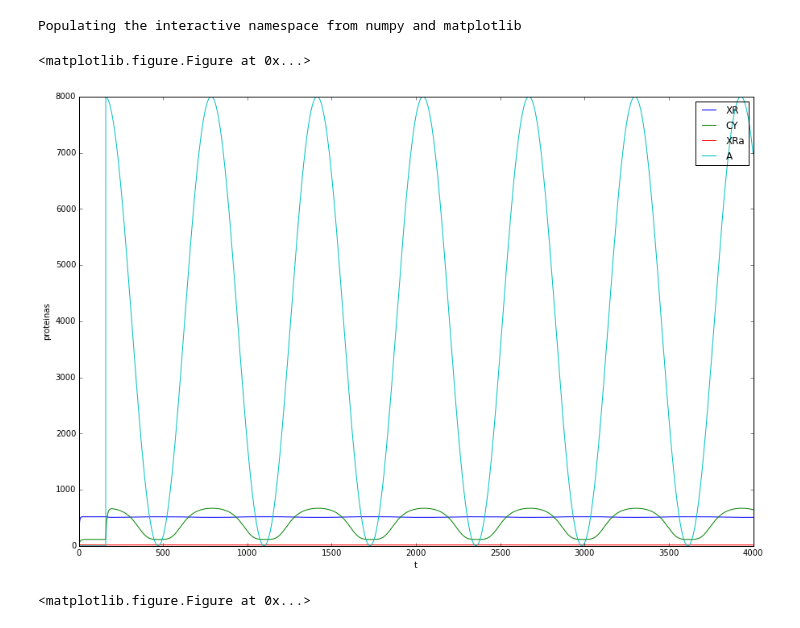
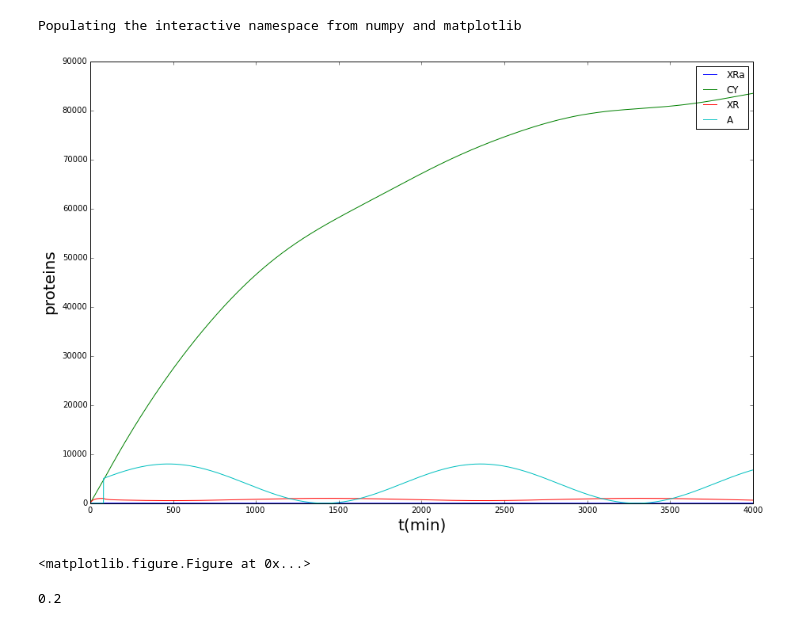
Before and after one commit to PaulaSiauchoU/iGEM2015, a Jupyter notebook: sh2.ipynb, the cells around one changed output. Cells and saved outputs as stored; diff of their text form; code cells hidden in the pictures.

```diff
--- a/sh2.ipynb
+++ b/sh2.ipynb
@@ -27,24 +28,16 @@ CY = zeros(n_points)
 A = zeros(n_points)
 XRa = zeros(n_points)
 #A no cambia
-# %%
-#definimos todas las ecuaciones
-def func_XI_prime(t,XI,LI,EA,CL):
-    return 10+((300*pow(CL,2))/(pow(CL,2)+pow(4000,2)))-(1/30.0)*XI
-def func_LI_prime(t,XI,LI,EA,CL):
-    return 10+((300*pow(CL,2))/(pow(CL,2)+pow(4000,2)))-(1/30.0)*LI
-def func_EA_prime(t,XI,LI,EA,CL):
-    return 10+((300)/(1.0+(pow(LI,2)/pow(4000,2))))-(1/30.0)*EA
-
-
-#we define all the functions
-
-def func_XR_prime(t,XR,CY,XRa,A):
-    return a -((bXR)/(1.0+(A/kXR)))-(gXR*XR)+(dXRa*XRa)
-
-def func_CY_prime(t,XR,CY,XRa,A):
-    return aX+((bX*pow(XRa,nX))/(pow(kx,nX)+pow(XRa,nX)))-(gCY*CY)
-
-def func_XRa_prime(t,XR,CY,XRa,A):
-    return (bXR/(1.0+(A/kXR)))-(gXRa*XRa)-(dXRa*XRa)
+# %%
+
+
+#we define all the functions
+def func_XRa_prime(t,XRa,CY,XR,A):
+    return kc*XR*A-(gXRa*XRa)-(dXRa*XRa)
+
+def func_XR_prime(t,XRa,CY,XR,A):
+    return a-(kc*A*kXR)-(gXR*XR)+(dXRa*XRa)
+
+def func_CY_prime(t,XRa,CY,XR,A):
+    return aX+(kc*A*XR)-(gCY*CY)
 # %%
@@ -111,13 +111,19 @@ for i in range(1,n_points):
 # %%
+#Plot
+
+plot(t,XRa,label='XRa')
+plot(t,CY,label='CY')
 plot(t,XR,label='XR')
-plot(t,CY,label='CY')
-plot(t,XRa,label='XRa')
 plot(t,A,label='A')
-plt.xlabel('t')
-plt.ylabel('proteinas')
+plt.xlabel('t(min)',size=20)
+plt.ylabel('proteins',size=20)
 legend()
 figure(figsize(15,10))
+plt.savefig("Shewanelladet.png", format='png',bbox_inches='tight',transparent=False)
 # %% [output]
+[figure, new version]
 <matplotlib.figure.Figure at 0x...>
-[figure, old version]
-<matplotlib.figure.Figure at 0x...>
+# %%
+print h
+# %% [output]
+0.2
```
Also changed, not shown: parts of 2 cells of this notebook.
